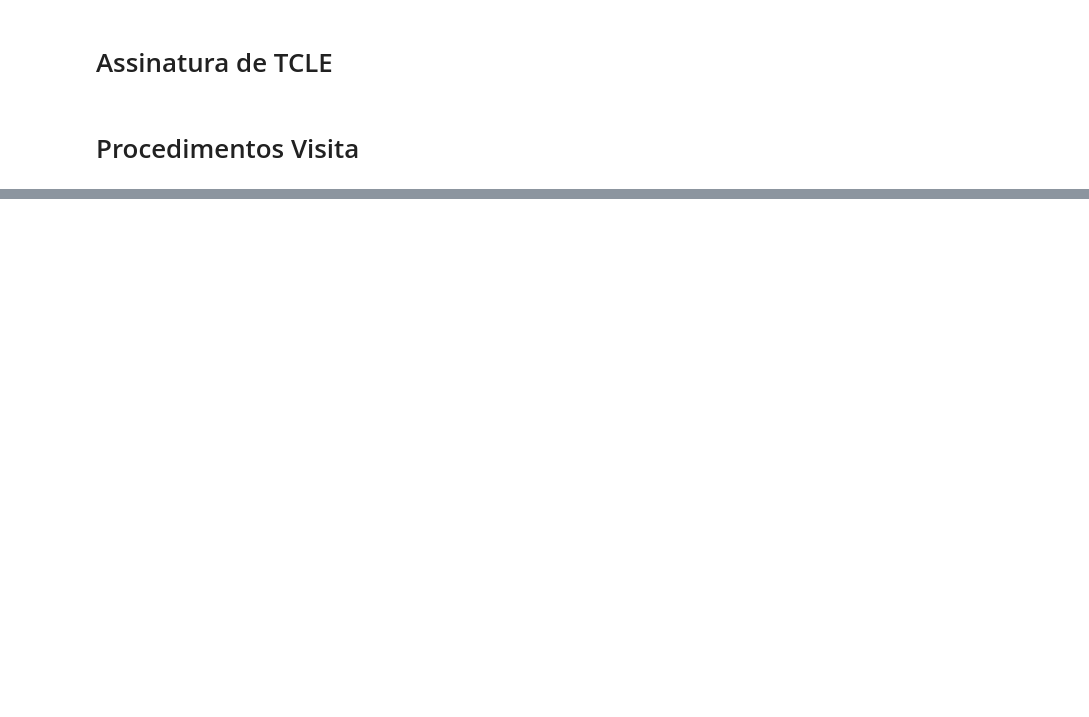
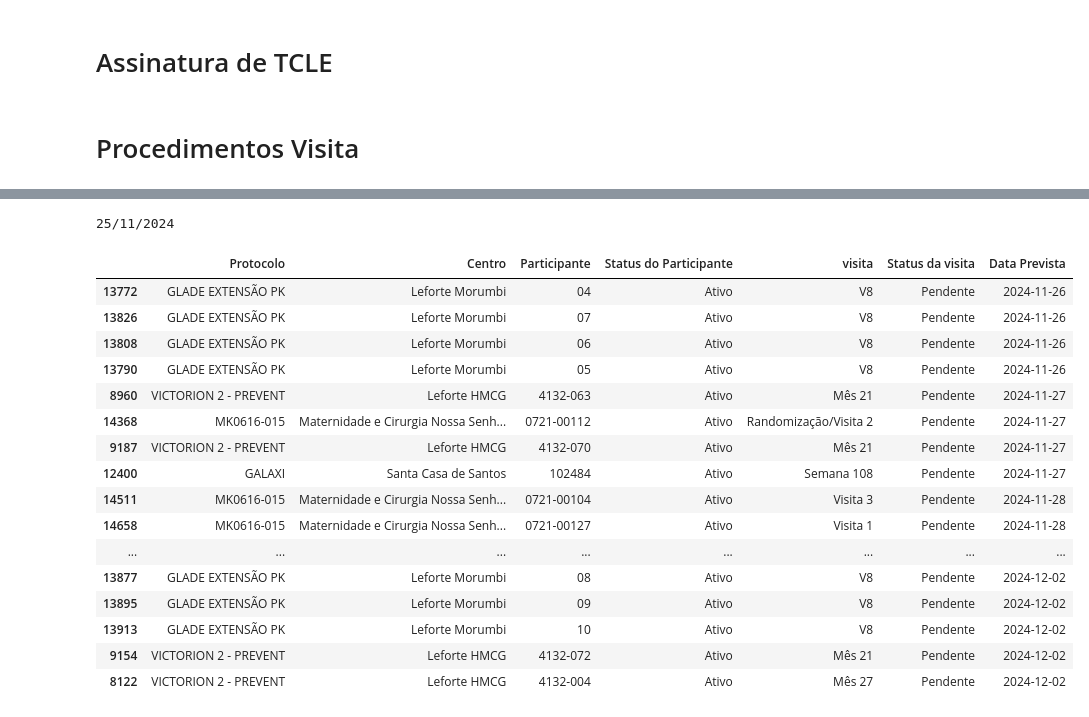
Before and after one commit to eduardoarsocca/Projeto-Mensageria---PUSH, a Jupyter notebook: meu_projeto/projeto_push.ipynb, the cells around one changed output, grey strips where cells are left out. Drawn from its saved outputs; the diff is of its cells as text; code cells hidden in the pictures; blank space fills up the shorter version.

Commit message:
atualização 26.11.24

```diff
--- a/meu_projeto/projeto_push.ipynb
+++ b/meu_projeto/projeto_push.ipynb
@@ -84,3 +151,11 @@ def extrair_ultima_informacao(x):
             return None
         else:
             return values_list[-1]
+# %%
+mes_atual = datetime.now().month - 0
+ano_atual = datetime.now().year
+ano_anterior = datetime.now().year - 1
+proximas_duas_semanas = (datetime.now()+timedelta(days=180)).strftime('%Y-%m-%d')
+duas_ultimas_semanas = (datetime.now()-timedelta(days=15))
+proxima_semana = (datetime.now()+timedelta(days=7)).strftime('%Y-%m-%d')
+amanha = (datetime.now()+timedelta(days=0))
@@ -1152,0 +1513,4 @@ primeira_visita = fato_agenda.loc[fato_agenda.groupby(['Protocolo', 'Centro'])['
+# %%
+print(visitas_realizadas_no_periodo_max)
+# %% [output]
+25/11/2024
@@ -1152,0 +1635,20 @@ primeira_visita = fato_agenda.loc[fato_agenda.groupby(['Protocolo', 'Centro'])['
+# %%
+proximas_visitas
+# %% [output]
+|  | Protocolo | Centro | Participante | Status do Participante | visita | Status da visita | Data Prevista |
+| 13772 | GLADE EXTENSÃO PK | Leforte Morumbi | 04 | Ativo | V8 | Pendente | 2024-11-26 |
+| 13826 | GLADE EXTENSÃO PK | Leforte Morumbi | 07 | Ativo | V8 | Pendente | 2024-11-26 |
+| 13808 | GLADE EXTENSÃO PK | Leforte Morumbi | 06 | Ativo | V8 | Pendente | 2024-11-26 |
+| 13790 | GLADE EXTENSÃO PK | Leforte Morumbi | 05 | Ativo | V8 | Pendente | 2024-11-26 |
+| 8960 | VICTORION 2 - PREVENT | Leforte HMCG | 4132-063 | Ativo | Mês 21 | Pendente | 2024-11-27 |
+| 14368 | MK0616-015 | Maternidade e Cirurgia Nossa Senh... | 0721-00112 | Ativo | Randomização/Visita 2 | Pendente | 2024-11-27 |
+| 9187 | VICTORION 2 - PREVENT | Leforte HMCG | 4132-070 | Ativo | Mês 21 | Pendente | 2024-11-27 |
+| 12400 | GALAXI | Santa Casa de Santos | 102484 | Ativo | Semana 108 | Pendente | 2024-11-27 |
+| 14511 | MK0616-015 | Maternidade e Cirurgia Nossa Senh... | 0721-00104 | Ativo | Visita 3 | Pendente | 2024-11-28 |
+| 14658 | MK0616-015 | Maternidade e Cirurgia Nossa Senh... | 0721-00127 | Ativo | Visita 1 | Pendente | 2024-11-28 |
+| ... | ... | ... | ... | ... | ... | ... | ... |
+| 13877 | GLADE EXTENSÃO PK | Leforte Morumbi | 08 | Ativo | V8 | Pendente | 2024-12-02 |
+| 13895 | GLADE EXTENSÃO PK | Leforte Morumbi | 09 | Ativo | V8 | Pendente | 2024-12-02 |
+| 13913 | GLADE EXTENSÃO PK | Leforte Morumbi | 10 | Ativo | V8 | Pendente | 2024-12-02 |
+| 9154 | VICTORION 2 - PREVENT | Leforte HMCG | 4132-072 | Ativo | Mês 21 | Pendente | 2024-12-02 |
+| 8122 | VICTORION 2 - PREVENT | Leforte HMCG | 4132-004 | Ativo | Mês 27 | Pendente | 2024-12-02 |
```
Also changed, not shown: parts of 95 cells of this notebook, 1 other file.
